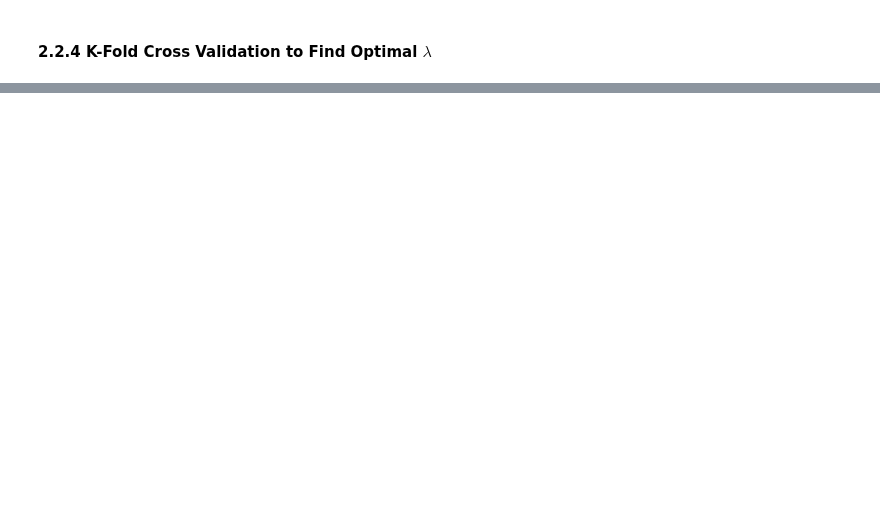
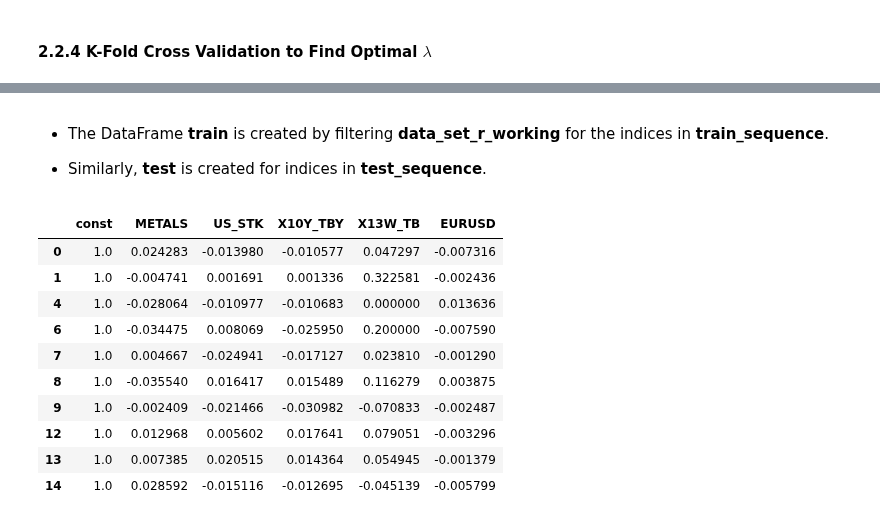
Before and after one commit to adevrent/wqu_mscfe, a Jupyter notebook: Financial Econometrics/M2/L3.ipynb, the cells around one changed output, grey strips where cells are left out. Cells and saved outputs as stored; diff of their text form; code cells hidden in the pictures; blank space fills up the shorter version.

```diff
--- a/Financial Econometrics/M2/L3.ipynb
+++ b/Financial Econometrics/M2/L3.ipynb
@@ -42,0 +218,24 @@ Some statistical software packages may conduct independent variable standardizat
+# %% [markdown]
+* The DataFrame **train** is created by filtering **data_set_r_working** for the indices in **train_sequence**.
+
+* Similarly, **test** is created for indices in **test_sequence**.
+# %%
+train_x = train.loc[:, ind_var]
+train_y = train.DXY
+
+test_x = test.loc[:, ind_var]
+test_y = test.DXY
+
+(sm.add_constant(train_x)).head(10)  # add a constant column of 1's as a value for beta_0  (the intercept)
+# %% [output]
+|  | const | METALS | US_STK | X10Y_TBY | X13W_TB | EURUSD |
+| 0 | 1.0 | 0.024283 | -0.013980 | -0.010577 | 0.047297 | -0.007316 |
+| 1 | 1.0 | -0.004741 | 0.001691 | 0.001336 | 0.322581 | -0.002436 |
+| 4 | 1.0 | -0.028064 | -0.010977 | -0.010683 | 0.000000 | 0.013636 |
+| 6 | 1.0 | -0.034475 | 0.008069 | -0.025950 | 0.200000 | -0.007590 |
+| 7 | 1.0 | 0.004667 | -0.024941 | -0.017127 | 0.023810 | -0.001290 |
+| 8 | 1.0 | -0.035540 | 0.016417 | 0.015489 | 0.116279 | 0.003875 |
+| 9 | 1.0 | -0.002409 | -0.021466 | -0.030982 | -0.070833 | -0.002487 |
+| 12 | 1.0 | 0.012968 | 0.005602 | 0.017641 | 0.079051 | -0.003296 |
+| 13 | 1.0 | 0.007385 | 0.020515 | 0.014364 | 0.054945 | -0.001379 |
+| 14 | 1.0 | 0.028592 | -0.015116 | -0.012695 | -0.045139 | -0.005799 |
```
Also changed, not shown: parts of 31 cells of this notebook, 2 other files.
